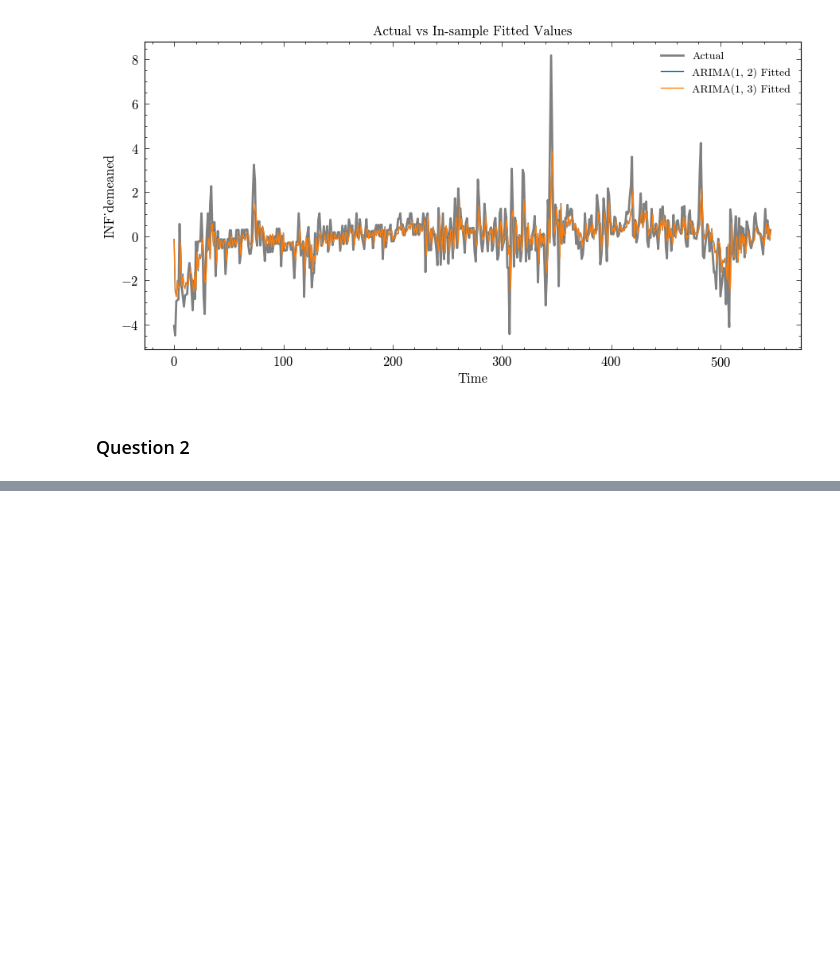
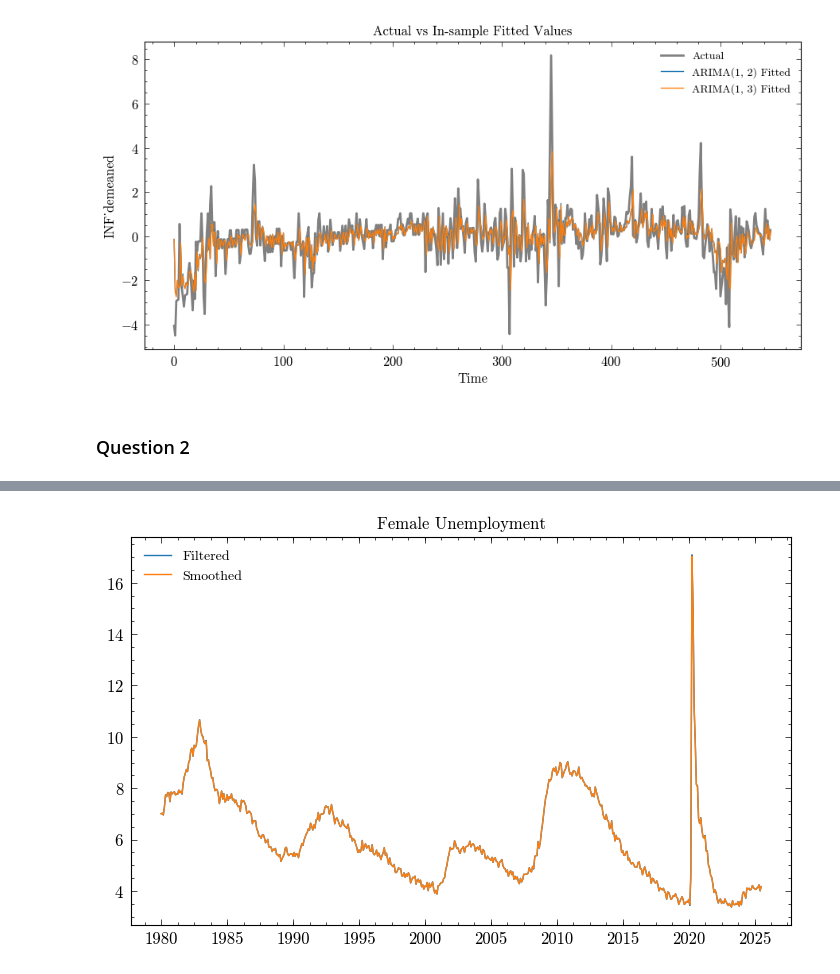
Before and after one commit to jackyeung99/class_financial-econometrics, a Jupyter notebook: Assignments/Assignment06.ipynb, the cells around one changed output, grey strips where cells are left out. Saved outputs shown, nothing was run; the diff lists cells and outputs as text; code cells hidden in the pictures; blank space fills up the shorter version.

```diff
--- a/Assignments/Assignment06.ipynb
+++ b/Assignments/Assignment06.ipynb
@@ -176,0 +236,2 @@ plt.show()
+# %%
+female_x_filt, female_x_smooth, female_u_filt, female_u_smooth = state_space(df['female_unemployment'])
@@ -176,0 +256,11 @@ plt.show()
+# %%
+fig, ax = plt.subplots(figsize=(8, 5))
+plt.title('Female Unemployment')
+plt.plot(dates, female_x_filt, label = 'Filtered')
+plt.plot(dates, female_x_smooth, label = 'Smoothed')
+plt.legend()
+
+plt.savefig('../Figures/Assignment06/female_unemployment.png', dpi = 300)
+plt.show()
+# %% [output]
+[figure, added]
```
Also changed, not shown: parts of 19 cells of this notebook, 16 other files.
